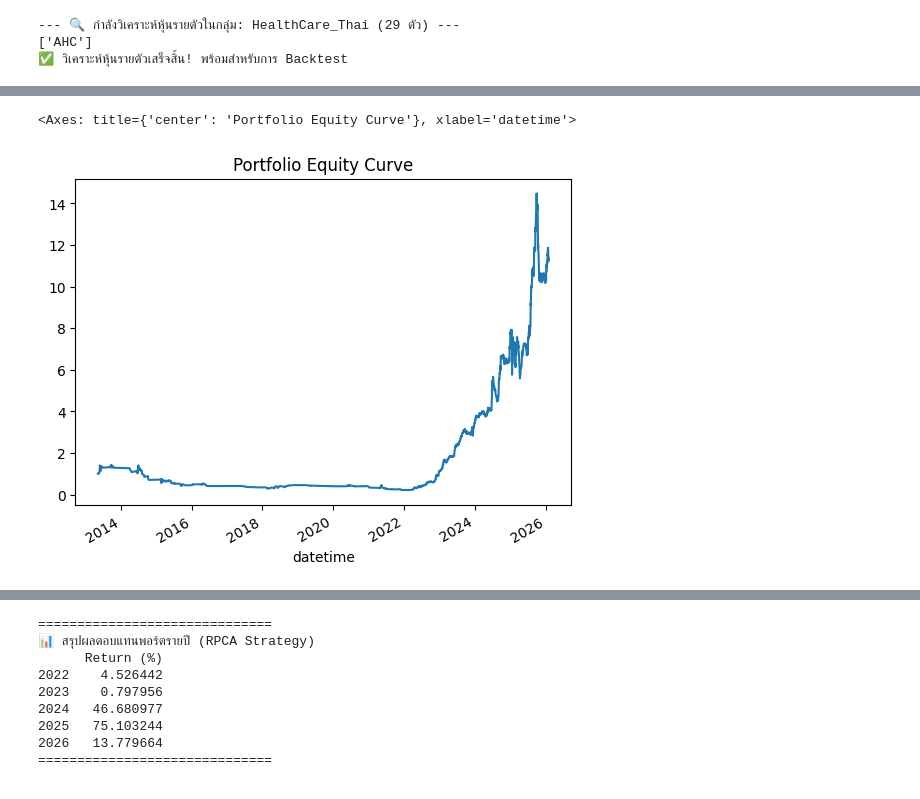
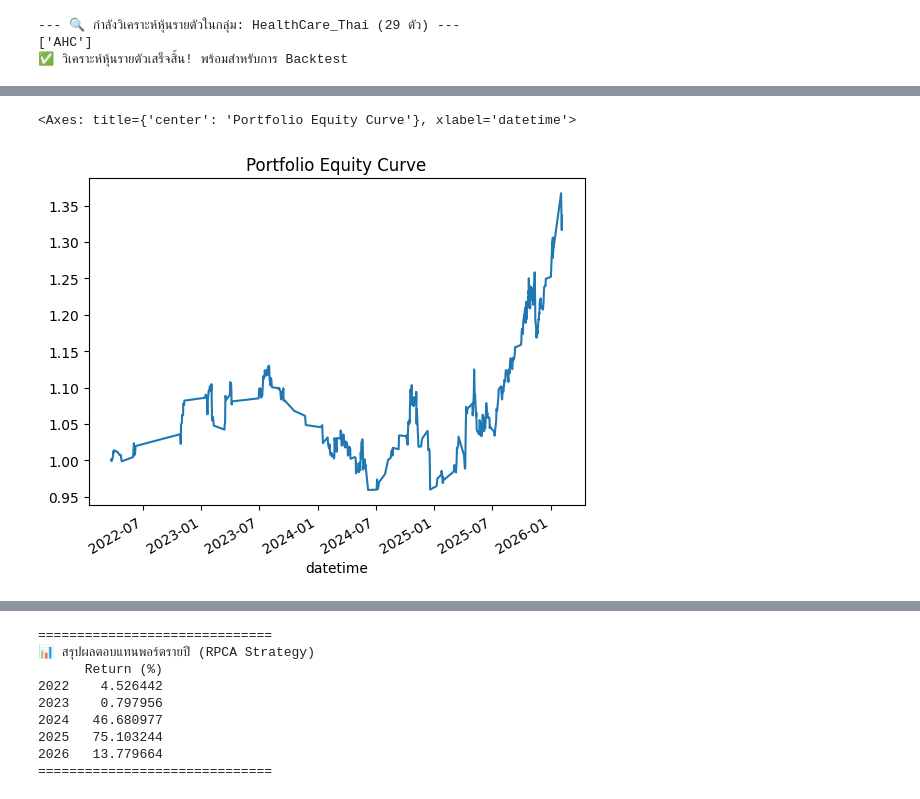
Before and after one commit to keingkrai/RPCA, a Jupyter notebook: main2.ipynb, the cells around one changed output, grey strips where cells are left out. Saved outputs shown, nothing was run; the diff lists cells and outputs as text; code cells hidden in the pictures.

```diff
--- a/main2.ipynb
+++ b/main2.ipynb
@@ -506,7 +505,7 @@ def calculate_portfolio_return(all_data):
 
     return system_equity_curve
 
-portfolio_curve = calculate_portfolio_return(stock_res)
+portfolio_curve = calculate_portfolio_return(country_res)
 portfolio_curve.plot(title="Portfolio Equity Curve")
 # %% [output]
 datetime             datetime
@@ -529,5 +528,5 @@ Name: daily_return, Length: 1292, dtype: float64
 <Axes: title={'center': 'Portfolio Equity Curve'}, xlabel='datetime'>
-[figure, old version]
+[figure, new version]
 # %%
 import matplotlib.pyplot as plt
 
```
Also changed, not shown: parts of 6 cells of this notebook, 1 other file.
